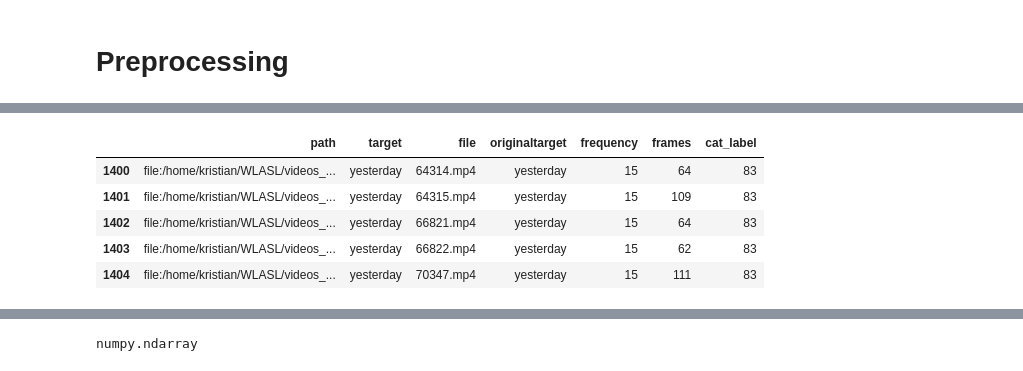
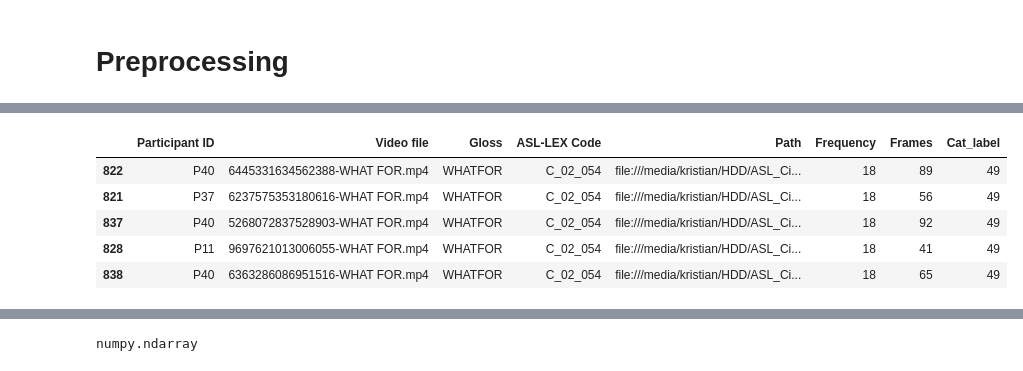
Before and after one commit to kristiany45/DAP_Github, a Jupyter notebook: tests mediapipe/Mediapipe ASL Citizen.ipynb, the cells around one changed output, grey strips where cells are left out. Cells and saved outputs as stored; diff of their text form; code cells hidden in the pictures.

```diff
--- a/tests mediapipe/Mediapipe ASL Citizen.ipynb
+++ b/tests mediapipe/Mediapipe ASL Citizen.ipynb
@@ -593,6 +593,7 @@ traindf.describe()
 traindf = traindf[traindf['Frames'] < 131]
 #filtered_df = traindf[(traindf['Frames'] > 0) & (traindf['Frames'] < 121)]
 #filtered_df = traindf[traindf['Frames'] > 0]
+traindf = traindf.reset_index(drop=True)
 traindf.describe()
 # %% [output]
 |  | Frequency | Frames |
@@ -606,7 +607,7 @@ traindf.describe()
 | max | 24.000000 | 130.000000 |
 # %%
 traindf['Frequency'] = traindf['Gloss'].map(traindf['Gloss'].value_counts())
-traindf = traindf.sort_values(by='Frequency',)
+#traindf = traindf.sort_values(by='Frequency',)
 
 traindf.describe()
 # %% [output]
@@ -869,5 +863,6 @@ traindf.head()
 # %%
 encoder = OrdinalEncoder()
 # %%
-video_df['cat_label'] = encoder.fit_transform(video_df[['target']]).astype(int)
+traindf['Cat_label'] = encoder.fit_transform(traindf[['Gloss']]).astype(int)
+traindf = traindf.sort_values(by='Gloss',)
 # %%
@@ -882,9 +877,9 @@ video_df.head()
 # %%
-video_df.tail()
+traindf.tail()
 # %% [output]
-|  | path | target | file | originaltarget | frequency | frames | cat_label |
-| 1400 | file:/home/kristian/WLASL/videos_... | yesterday | 64314.mp4 | yesterday | 15 | 64 | 83 |
-| 1401 | file:/home/kristian/WLASL/videos_... | yesterday | 64315.mp4 | yesterday | 15 | 109 | 83 |
-| 1402 | file:/home/kristian/WLASL/videos_... | yesterday | 66821.mp4 | yesterday | 15 | 64 | 83 |
-| 1403 | file:/home/kristian/WLASL/videos_... | yesterday | 66822.mp4 | yesterday | 15 | 62 | 83 |
-| 1404 | file:/home/kristian/WLASL/videos_... | yesterday | 70347.mp4 | yesterday | 15 | 111 | 83 |
+|  | Participant ID | Video file | Gloss | ASL-LEX Code | Path | Frequency | Frames | Cat_label |
+| 822 | P40 | 6445331634562388-WHAT FOR.mp4 | WHATFOR | C_02_054 | file:///media/kristian/HDD/ASL_Ci... | 18 | 89 | 49 |
+| 821 | P37 | 6237575353180616-WHAT FOR.mp4 | WHATFOR | C_02_054 | file:///media/kristian/HDD/ASL_Ci... | 18 | 56 | 49 |
+| 837 | P40 | 5268072837528903-WHAT FOR.mp4 | WHATFOR | C_02_054 | file:///media/kristian/HDD/ASL_Ci... | 18 | 92 | 49 |
+| 828 | P11 | 9697621013006055-WHAT FOR.mp4 | WHATFOR | C_02_054 | file:///media/kristian/HDD/ASL_Ci... | 18 | 41 | 49 |
+| 838 | P40 | 6363286086951516-WHAT FOR.mp4 | WHATFOR | C_02_054 | file:///media/kristian/HDD/ASL_Ci... | 18 | 65 | 49 |
```
Also changed, not shown: parts of 63 cells of this notebook.
